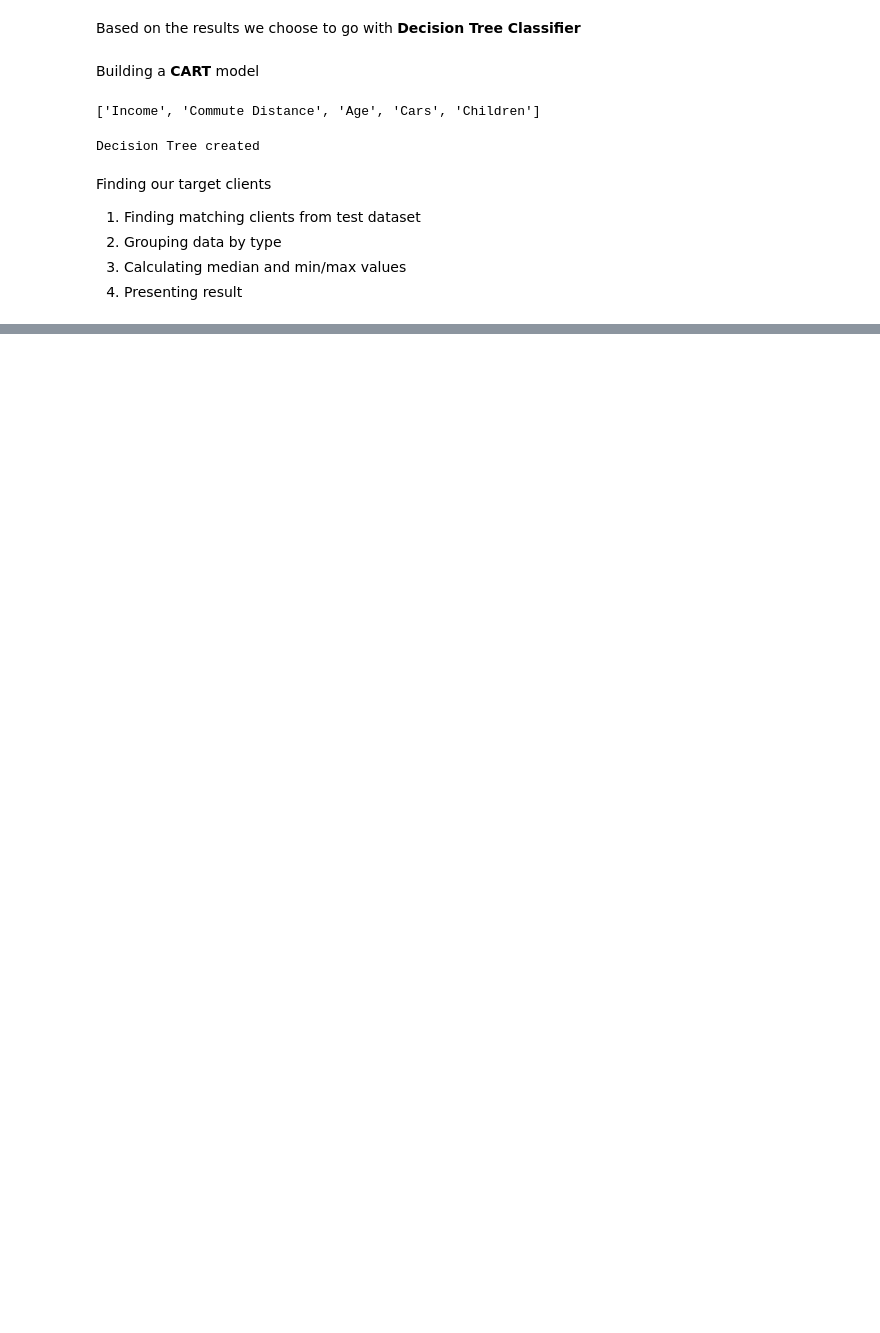
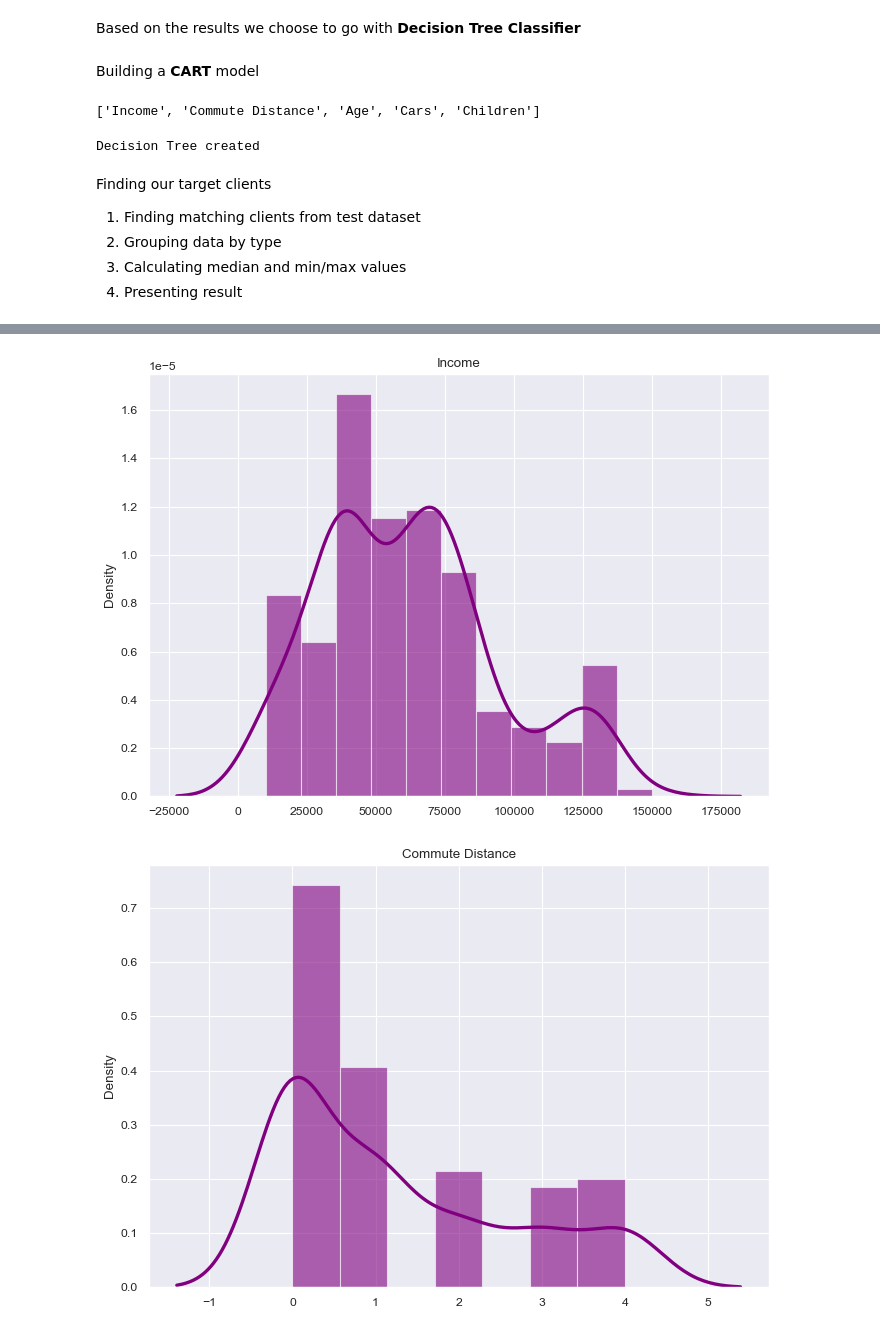
Before and after one commit to zapalke/Python-best-customer-features, a Jupyter notebook: p1.ipynb, the cells around one changed output, grey strips where cells are left out. Drawn from its saved outputs; the diff is of its cells as text; code cells hidden in the pictures; blank space fills up the shorter version.

```diff
--- a/p1.ipynb
+++ b/p1.ipynb
@@ -312,0 +315,11 @@ res_df
+# %%
+kwargs = dict(hist_kws={'alpha':.6}, kde_kws={'linewidth':3})
+for i in selected_features:
+    x = result_values[i]
+    plt.figure(figsize=(10,7), dpi= 80)
+    sns.distplot(x, color="purple", label="Compact", **kwargs)
+    plt.title(i)
+    plt.show()
+# %% [output]
+[figure, added]
+[figure, added]
```
Also changed, not shown: parts of 8 cells of this notebook.
